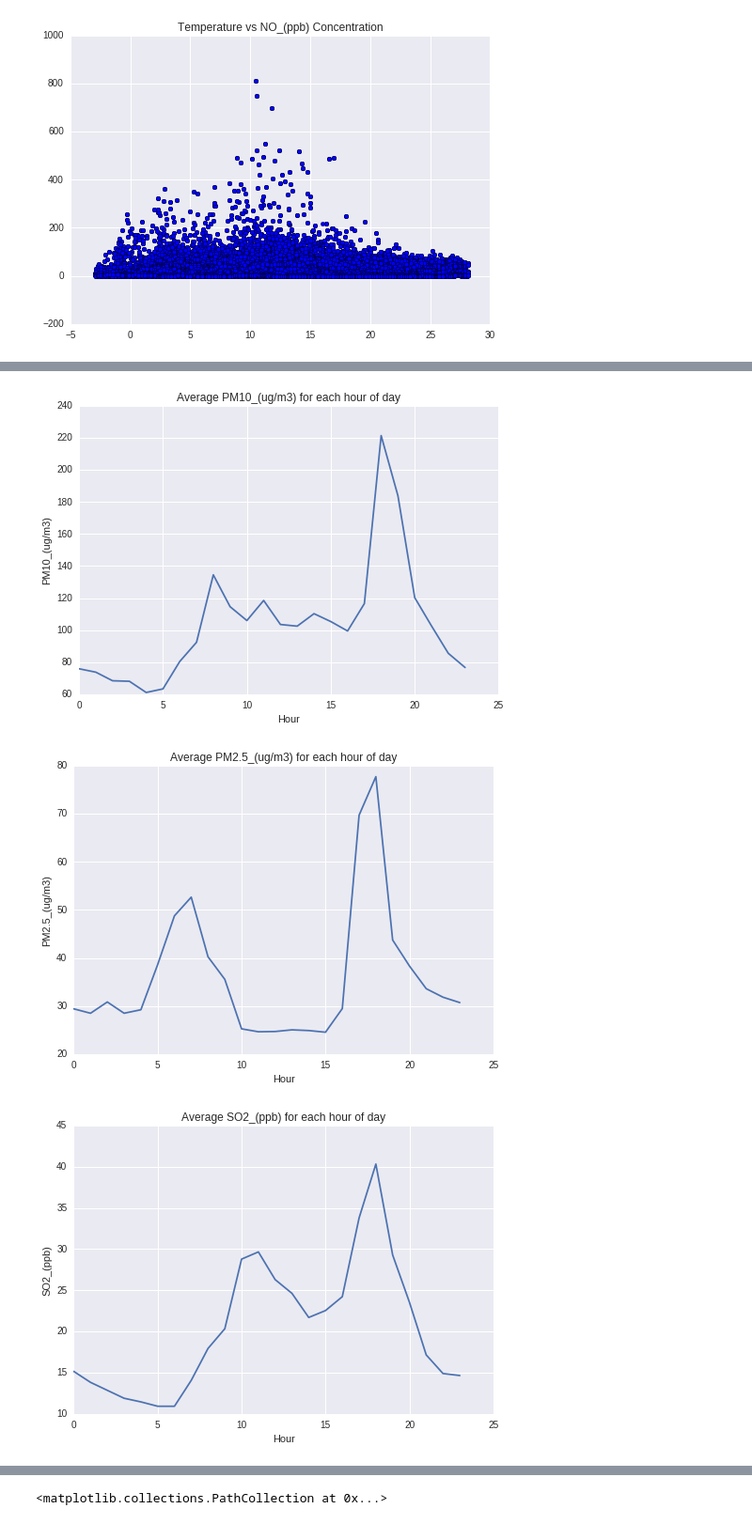
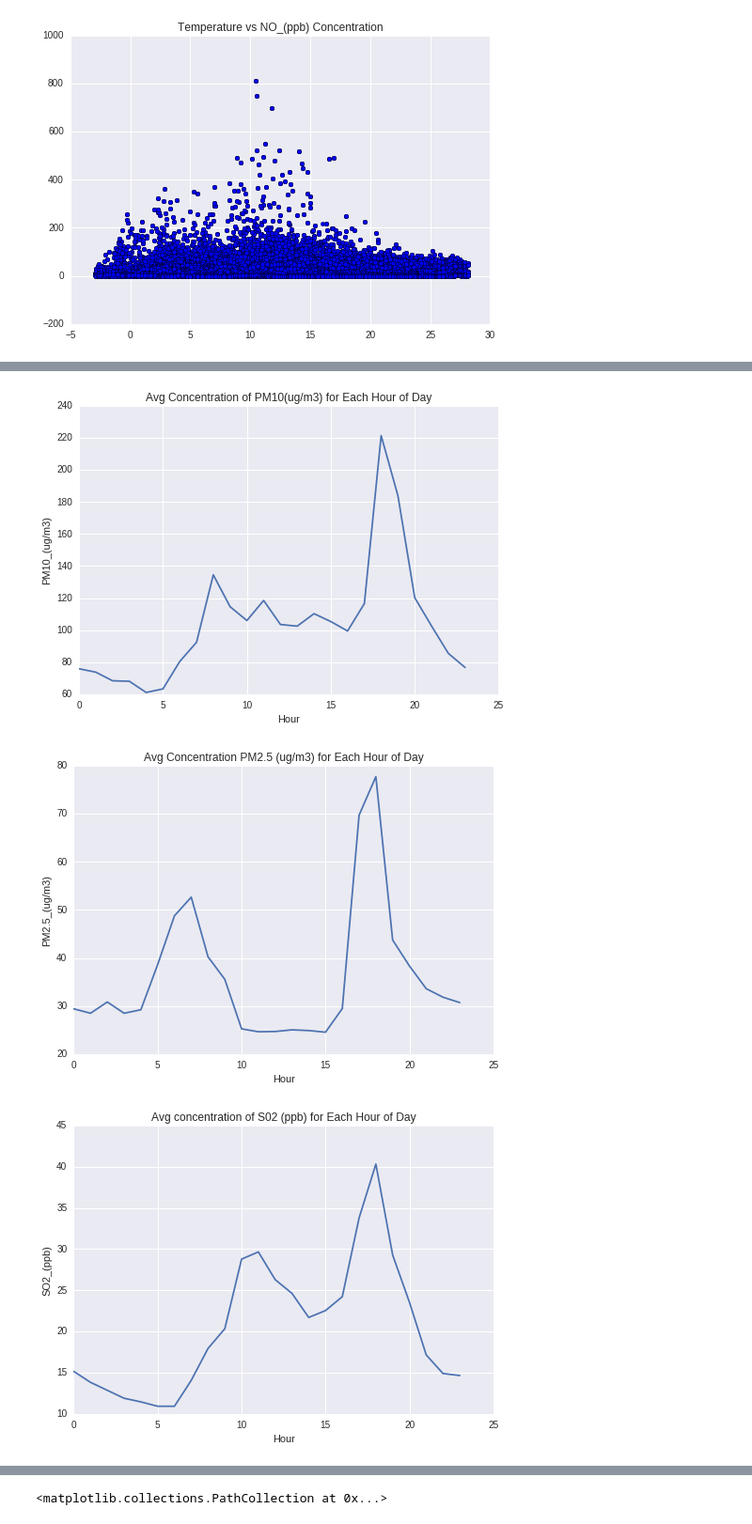
Before and after one commit to BrennaManning/DataScience2016FP, a Jupyter notebook: Beginnings.ipynb, the cells around one changed output, grey strips where cells are left out. Shown at 94% size. Drawn from its saved outputs; the diff is of its cells as text; code cells hidden in the pictures.

```diff
--- a/Beginnings.ipynb
+++ b/Beginnings.ipynb
@@ -257,13 +261,13 @@ featurehourplot(df, 'Dusttraks_(mg/m3)')
 # %%
-featurehourplot(df, 'PM10_(ug/m3)')
+featurehourplot(df, 'PM10_(ug/m3)', 'Avg Concentration of PM10(ug/m3) for Each Hour of Day')
 # %% [output]
-[figure, old version]
+[figure, new version]
 # %%
-featurehourplot(df, 'PM2.5_(ug/m3)')
+featurehourplot(df, 'PM2.5_(ug/m3)', 'Avg Concentration PM2.5 (ug/m3) for Each Hour of Day')
 # %% [output]
-[figure, old version]
+[figure, new version]
-# %%
-featurehourplot(df, 'SO2_(ppb)')
-# %% [output]
-[figure, removed]
+# %%
+featurehourplot(df, 'SO2_(ppb)', 'Avg concentration of S02 (ppb) for Each Hour of Day')
+# %% [output]
+[figure, added]
 # %%
```
Also changed, not shown: parts of 21 cells of this notebook.
